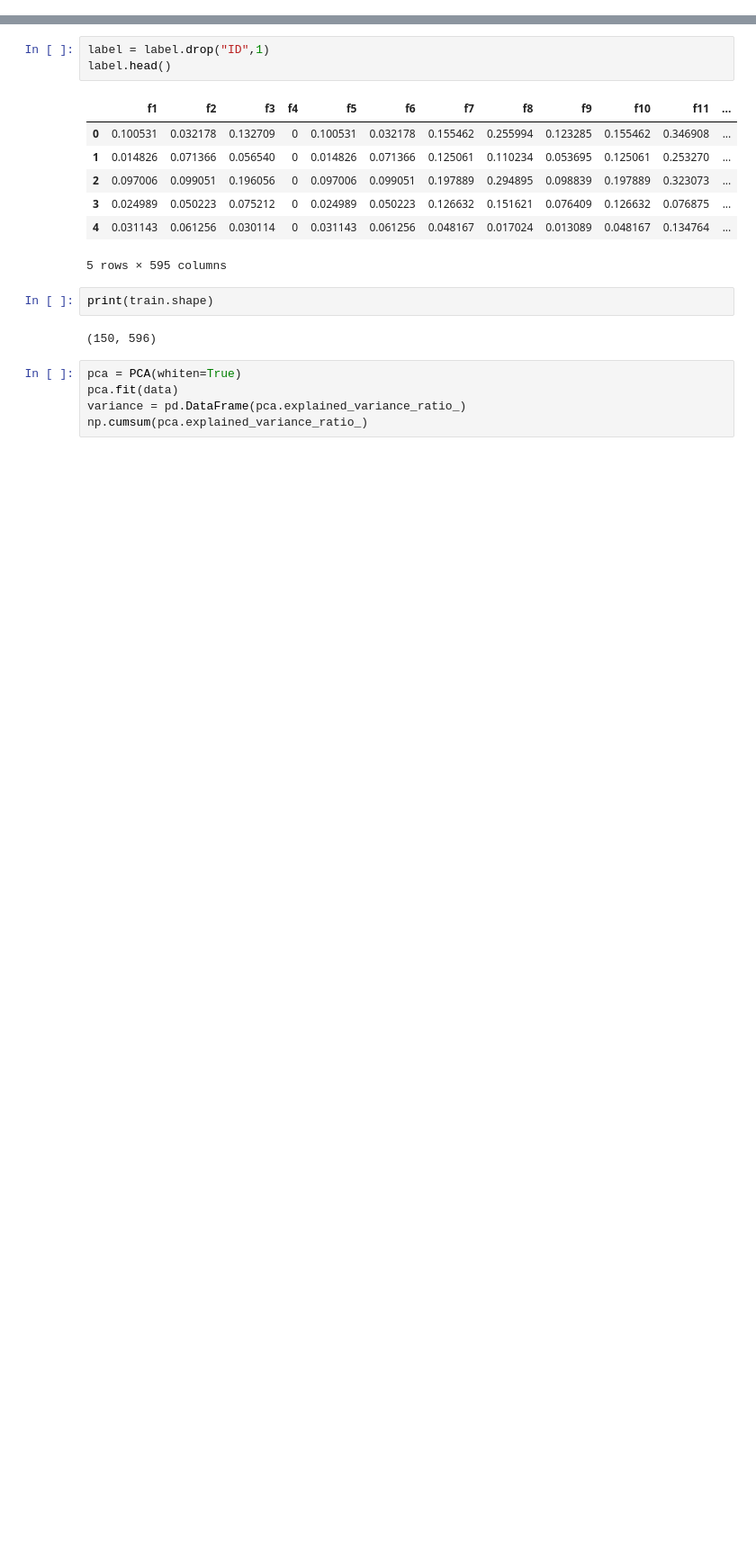
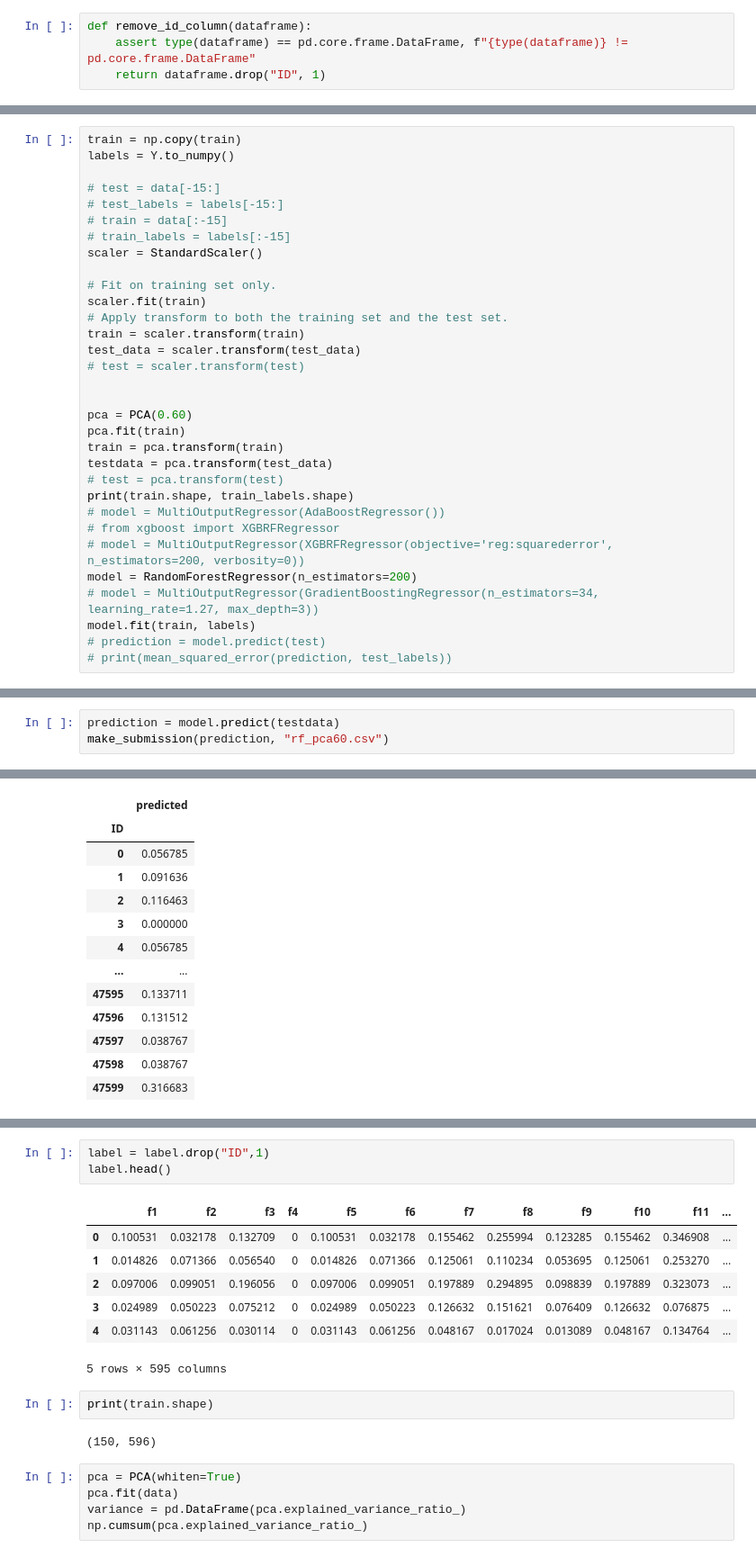
Before and after one commit to batuhanfaik/itu-cmpe, a Jupyter notebook: lfd_hw.ipynb, the cells around one changed output, grey strips where cells are left out. Shown at 90% size. Cells and saved outputs as stored; diff of their text form; blank space fills up the shorter version.

```diff
--- a/lfd_hw.ipynb
+++ b/lfd_hw.ipynb
@@ -44,0 +51,4 @@ data.head()
+# %%
+def remove_id_column(dataframe):
+    assert type(dataframe) == pd.core.frame.DataFrame, f"{type(dataframe)} != pd.core.frame.DataFrame"
+    return dataframe.drop("ID", 1)
@@ -44,0 +80,32 @@ data.head()
+# %%
+train = np.copy(train)
+labels = Y.to_numpy()
+
+# test = data[-15:]
+# test_labels = labels[-15:]
+# train = data[:-15]
+# train_labels = labels[:-15]
+scaler = StandardScaler()
+
+# Fit on training set only.
+scaler.fit(train)
+# Apply transform to both the training set and the test set.
+train = scaler.transform(train)
+test_data = scaler.transform(test_data)
+# test = scaler.transform(test)
+
+
+pca = PCA(0.60)
+pca.fit(train)
+train = pca.transform(train)
+testdata = pca.transform(test_data)
+# test = pca.transform(test)
+print(train.shape, train_labels.shape)
+# model = MultiOutputRegressor(AdaBoostRegressor())
+# from xgboost import XGBRFRegressor
+# model = MultiOutputRegressor(XGBRFRegressor(objective='reg:squarederror', n_estimators=200, verbosity=0))
+model = RandomForestRegressor(n_estimators=200)
+# model = MultiOutputRegressor(GradientBoostingRegressor(n_estimators=34, learning_rate=1.27, max_depth=3))
+model.fit(train, labels)
+# prediction = model.predict(test)
+# print(mean_squared_error(prediction, test_labels))
@@ -44,0 +121,4 @@ data.head()
+# %%
+prediction = model.predict(testdata)
+make_submission(prediction, "rf_pca60.csv")
+# %% [output]
@@ -44,0 +126,13 @@ data.head()
+|  | predicted |
+| ID |  |
+| 0 | 0.056785 |
+| 1 | 0.091636 |
+| 2 | 0.116463 |
+| 3 | 0.000000 |
+| 4 | 0.056785 |
+| ... | ... |
+| 47595 | 0.133711 |
+| 47596 | 0.131512 |
+| 47597 | 0.038767 |
+| 47598 | 0.038767 |
+| 47599 | 0.316683 |
```
Also changed, not shown: parts of 41 cells of this notebook.
